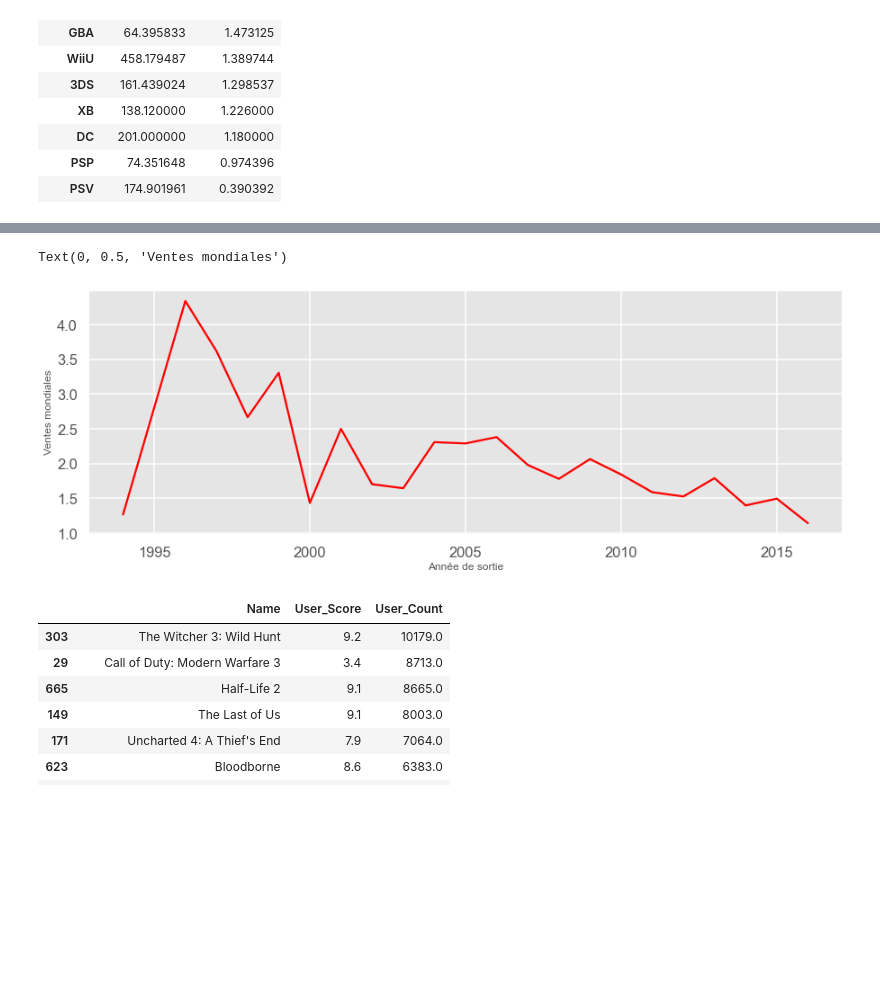
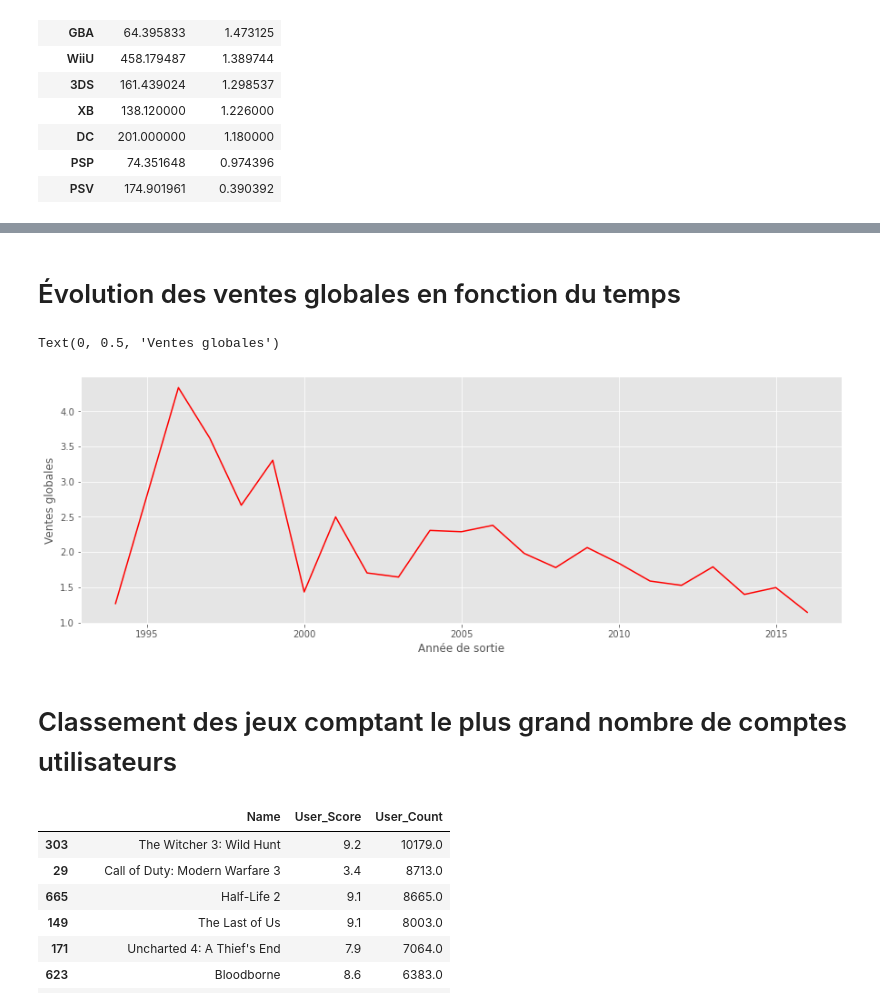
Before and after one commit to Jnamor/video_games, a Jupyter notebook: Data Visualisation.ipynb, the cells around one changed output, grey strips where cells are left out. Drawn from its saved outputs; the diff is of its cells as text; code cells hidden in the pictures; blank space fills up the shorter version.

```diff
--- a/Data Visualisation.ipynb
+++ b/Data Visualisation.ipynb
@@ -133,6 +142,8 @@ Text(6.799999999999997, 0.5, 'Ventes mondiales')
 # Convertir les années en valeur numérique
 df['Year_of_Release'] = pd.to_numeric(df['Year_of_Release'], downcast='integer')
 df['User_Score'] = df['User_Score'].astype(float)
+# %% [markdown]
+# Évolution des ventes globales en fonction du temps
 # %%
 data_4 = df.groupby("Year_of_Release").mean().sort_values('User_Count', ascending = False)
 # sns.catplot(x= data_4.index, y= "Global_Sales", data= data_4, kind= 'bar', height= 10, aspect= 2)
@@ -141,10 +152,12 @@ data_4 = df.groupby("Year_of_Release").mean().sort_values('User_Count', ascendin
 # %%
 sns.lineplot(x= data_4.index, y='Global_Sales', data= data_4, color= 'red')
 plt.xlabel("Année de sortie", fontsize=12)
-plt.ylabel("Ventes mondiales", fontsize=12)
+plt.ylabel("Ventes globales", fontsize=12)
 # %% [output]
-Text(0, 0.5, 'Ventes mondiales')
+Text(0, 0.5, 'Ventes globales')
-[figure, old version]
+[figure, new version]
+# %% [markdown]
+# Classement des jeux comptant le plus grand nombre de comptes utilisateurs
 # %%
 data_7 = df[['Name', 'User_Score', 'User_Count']].sort_values('User_Count', ascending = False).head(20)
 data_7
```
Also changed, not shown: parts of 17 cells of this notebook.
